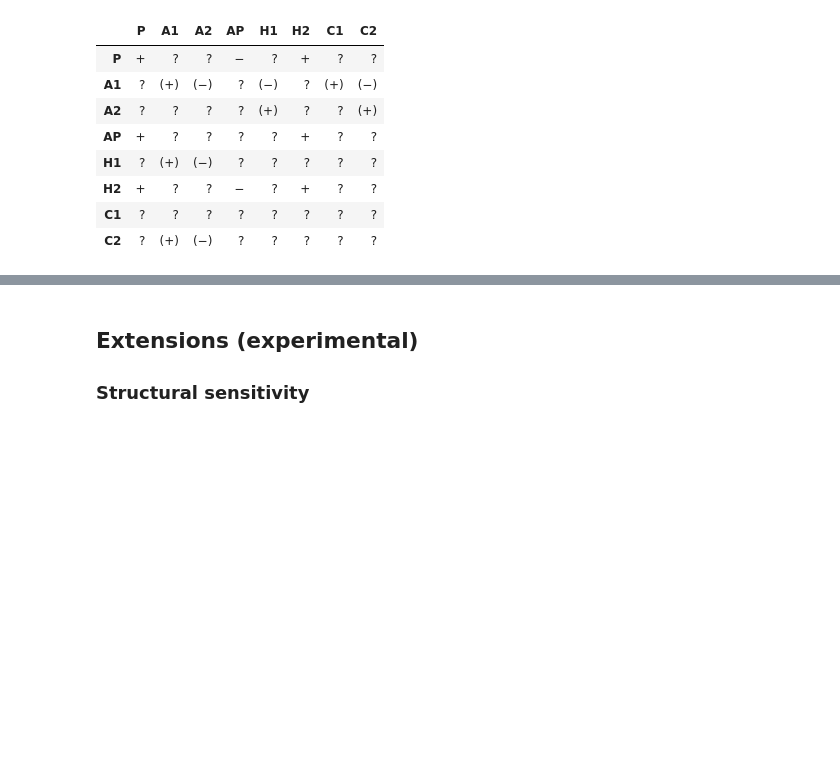
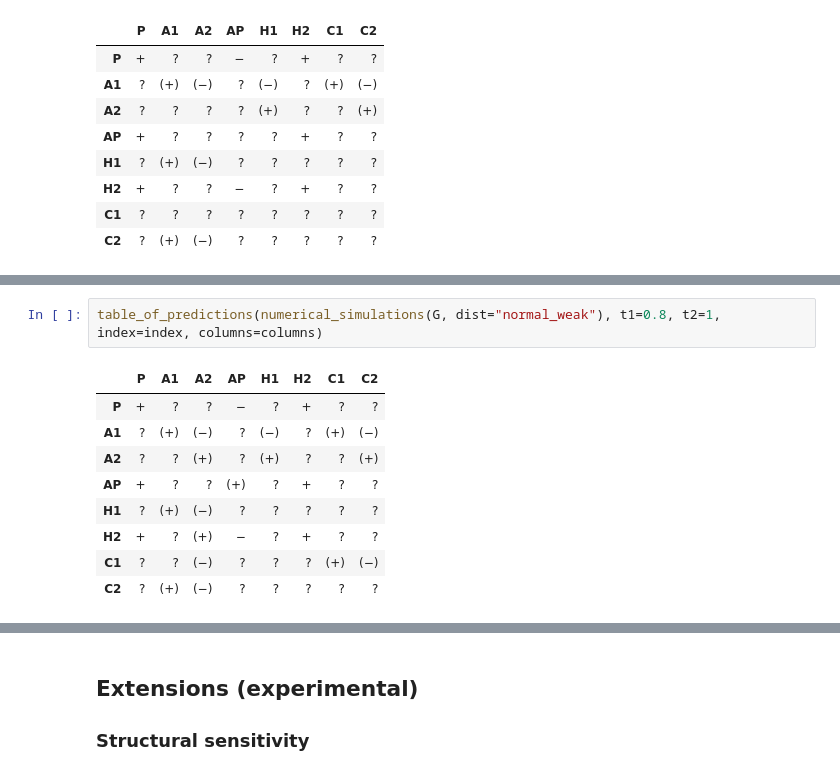
Before and after one commit to jaydenhyman/qmm, a Jupyter notebook: qmm.ipynb, the cells around one changed output, grey strips where cells are left out. Drawn from its saved outputs; the diff is of its cells as text; blank space fills up the shorter version.

```diff
--- a/qmm.ipynb
+++ b/qmm.ipynb
@@ -153,3 +172,15 @@ Qualitative predictions (numerical simulations):
 | H2 | + | ? | (+) | − | ? | + | ? | ? |
 | C1 | ? | ? | (−) | ? | ? | ? | (+) | (−) |
 | C2 | ? | (+) | (−) | ? | ? | ? | (+) | ? |
+# %%
+table_of_predictions(numerical_simulations(G, dist="normal_weak"), t1=0.8, t2=1, index=index, columns=columns)
+# %% [output]
+|  | P | A1 | A2 | AP | H1 | H2 | C1 | C2 |
+| P | + | ? | ? | − | ? | + | ? | ? |
+| A1 | ? | (+) | (−) | ? | (−) | ? | (+) | (−) |
+| A2 | ? | ? | (+) | ? | (+) | ? | ? | (+) |
+| AP | + | ? | ? | (+) | ? | + | ? | ? |
+| H1 | ? | (+) | (−) | ? | ? | ? | ? | ? |
+| H2 | + | ? | (+) | − | ? | + | ? | ? |
+| C1 | ? | ? | (−) | ? | ? | ? | (+) | (−) |
+| C2 | ? | (+) | (−) | ? | ? | ? | ? | ? |
```
Also changed, not shown: parts of 16 cells of this notebook, 5 other files.
